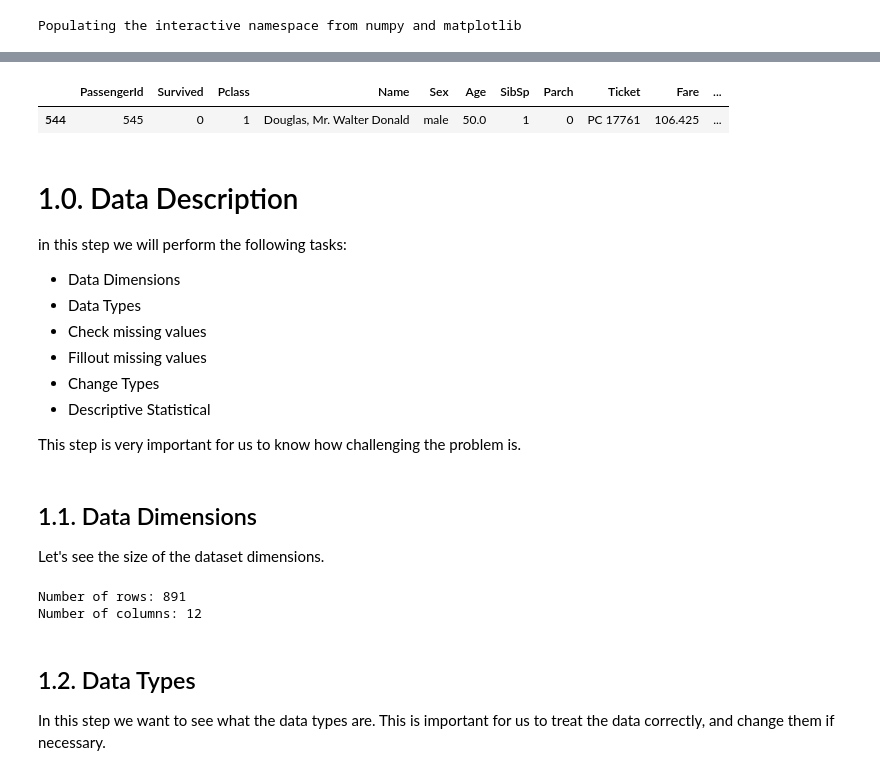
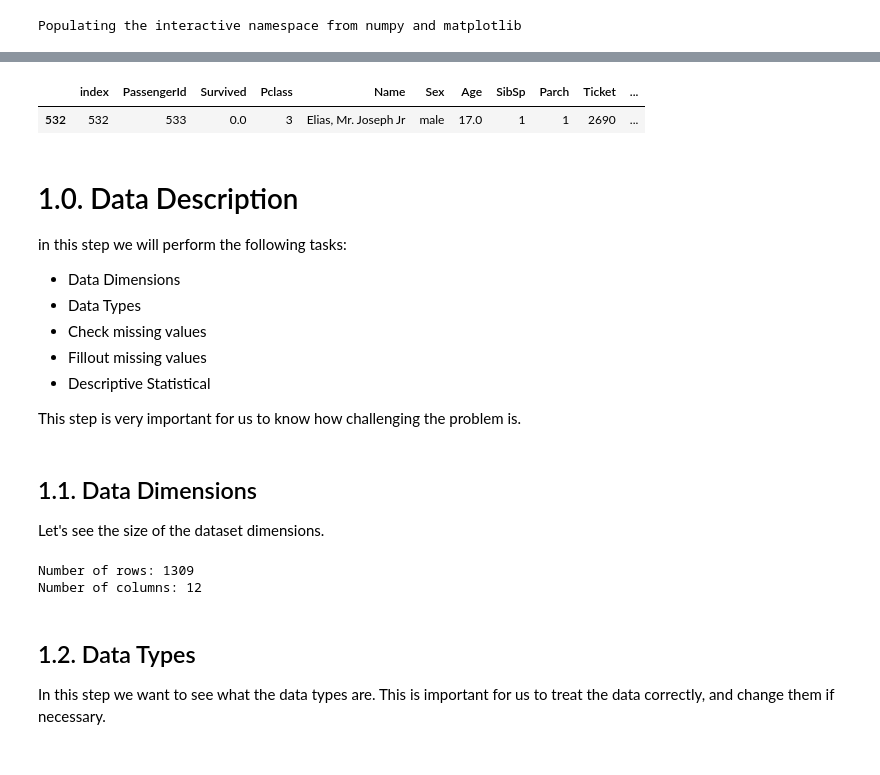
Before and after one commit to endhel/Prediction-of-the-Survivors-Titanic, a Jupyter notebook: Prediction-of-the-Survivors-Titanic.ipynb, the cells around one changed output, grey strips where cells are left out. Saved outputs shown, nothing was run; the diff lists cells and outputs as text; code cells hidden in the pictures.

Commit message:
Titanic-problem

```diff
--- a/Prediction-of-the-Survivors-Titanic.ipynb
+++ b/Prediction-of-the-Survivors-Titanic.ipynb
@@ -111,10 +111,13 @@ We'll load **"train.csv"** to build a dataframe that will call **"df_raw"**. The
 # %%
-df_raw = pd.read_csv( 'datasets/titanic/train.csv' )
+train = pd.read_csv( 'datasets/titanic/train.csv' )
+test = pd.read_csv( 'datasets/titanic/test.csv' )
+
+df_raw = pd.concat( [train, test], axis=0 ).reset_index()
 
 df_raw.sample()
 # %% [output]
-|  | PassengerId | Survived | Pclass | Name | Sex | Age | SibSp | Parch | Ticket | Fare | ... |
-| 544 | 545 | 0 | 1 | Douglas, Mr. Walter Donald | male | 50.0 | 1 | 0 | PC 17761 | 106.425 | ... |
+|  | index | PassengerId | Survived | Pclass | Name | Sex | Age | SibSp | Parch | Ticket | ... |
+| 532 | 532 | 533 | 0.0 | 3 | Elias, Mr. Joseph Jr | male | 17.0 | 1 | 1 | 2690 | ... |
 # %% [markdown]
 # 1.0. Data Description
 
@@ -124,7 +127,6 @@ in this step we will perform the following tasks:
 - Data Types
 - Check missing values
 - Fillout missing values
-- Change Types
 - Descriptive Statistical
 
 This step is very important for us to know how challenging the problem is.
@@ -135,10 +137,11 @@ df1 = df_raw.copy()
 
 Let's see the size of the dataset dimensions.
 # %%
+# Train dataset
 print('Number of rows:', df1.shape[0])
 print('Number of columns:', df1.shape[1])
 # %% [output]
-Number of rows: 891
+Number of rows: 1309
 Number of columns: 12
 # %% [markdown]
 ## 1.2. Data Types
```
Also changed, not shown: parts of 19 cells of this notebook.
